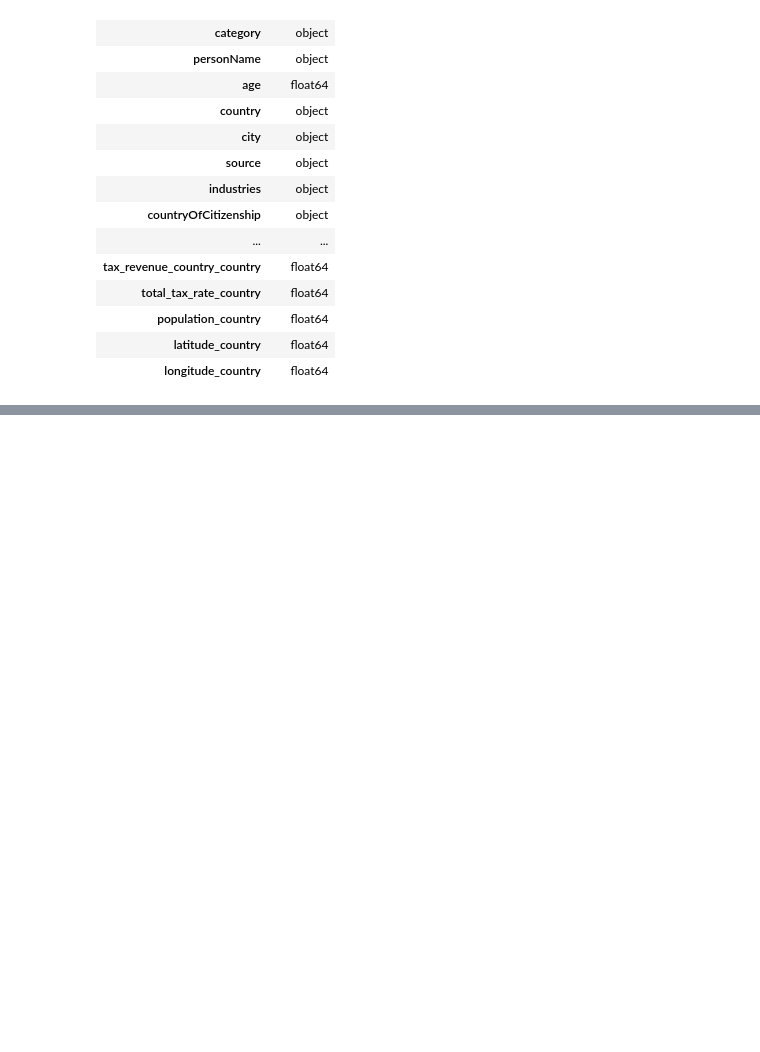
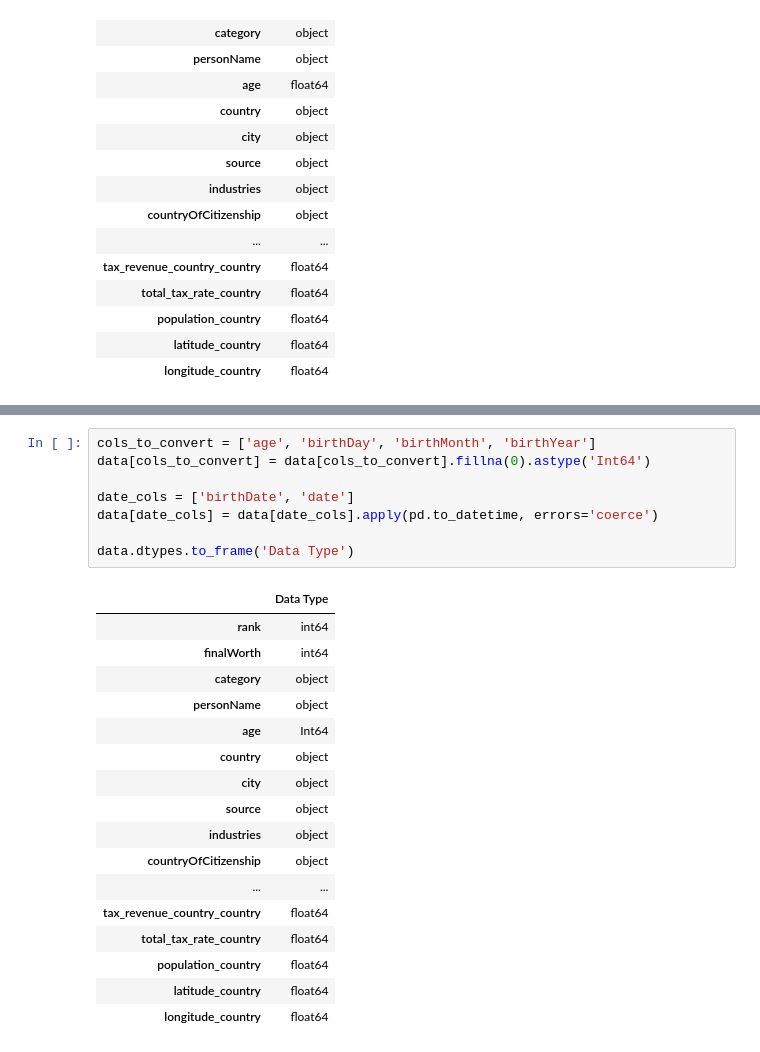
Before and after one commit to dnmai7122/CSC17107-Applications-of-Intelligent-Data-Analytics, a Jupyter notebook: IndividualHW/HW1.ipynb, the cells around one changed output, grey strips where cells are left out. Drawn from its saved outputs; the diff is of its cells as text; blank space fills up the shorter version.

```diff
--- a/IndividualHW/HW1.ipynb
+++ b/IndividualHW/HW1.ipynb
@@ -207,0 +222,26 @@ data.dtypes.to_frame('Data Type')
+# %%
+cols_to_convert = ['age', 'birthDay', 'birthMonth', 'birthYear']
+data[cols_to_convert] = data[cols_to_convert].fillna(0).astype('Int64')
+
+date_cols = ['birthDate', 'date']
+data[date_cols] = data[date_cols].apply(pd.to_datetime, errors='coerce')
+
+data.dtypes.to_frame('Data Type')
+# %% [output]
+|  | Data Type |
+| rank | int64 |
+| finalWorth | int64 |
+| category | object |
+| personName | object |
+| age | Int64 |
+| country | object |
+| city | object |
+| source | object |
+| industries | object |
+| countryOfCitizenship | object |
+| ... | ... |
+| tax_revenue_country_country | float64 |
+| total_tax_rate_country | float64 |
+| population_country | float64 |
+| latitude_country | float64 |
+| longitude_country | float64 |
```
Also changed, not shown: parts of 1 cell of this notebook.
